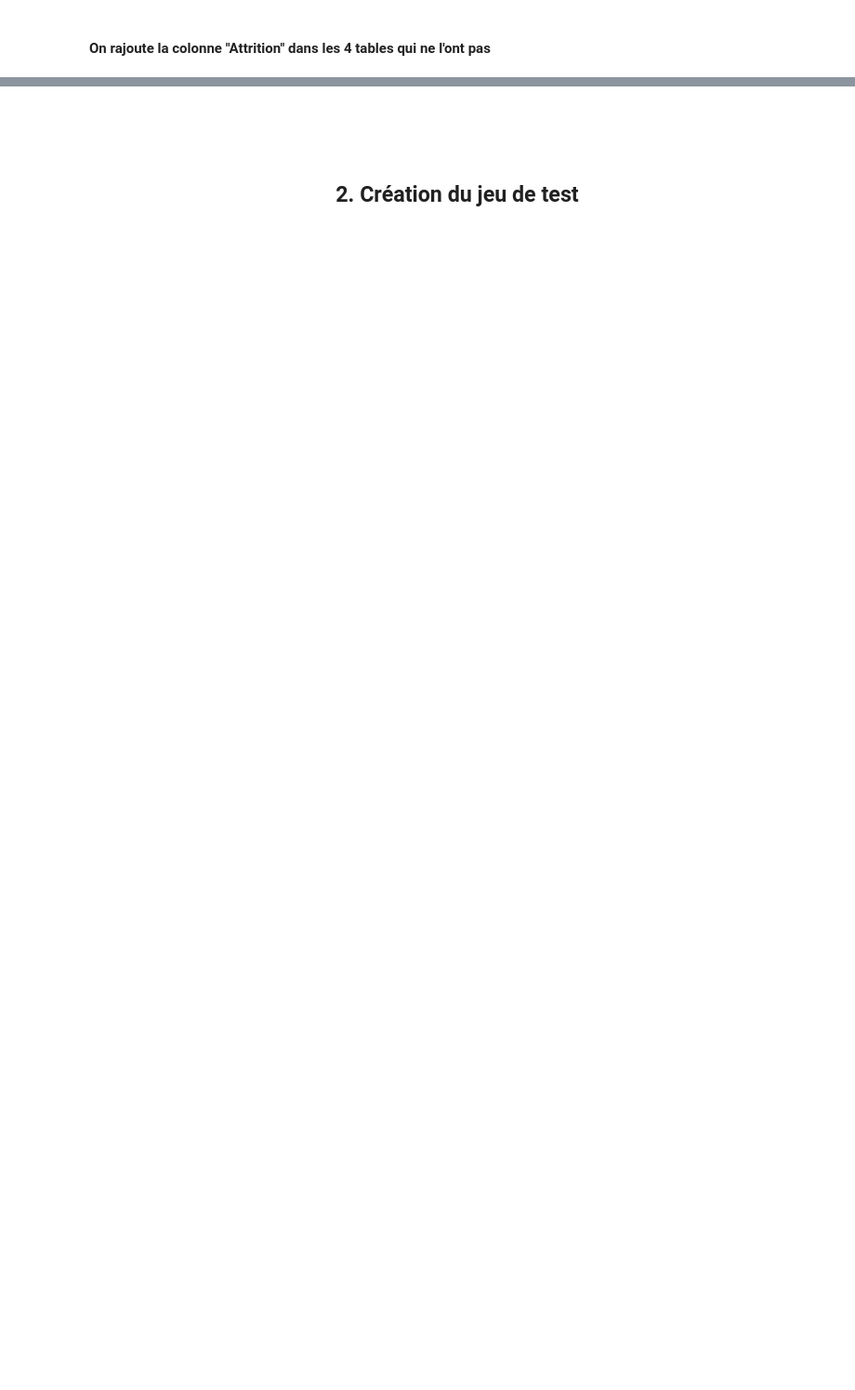
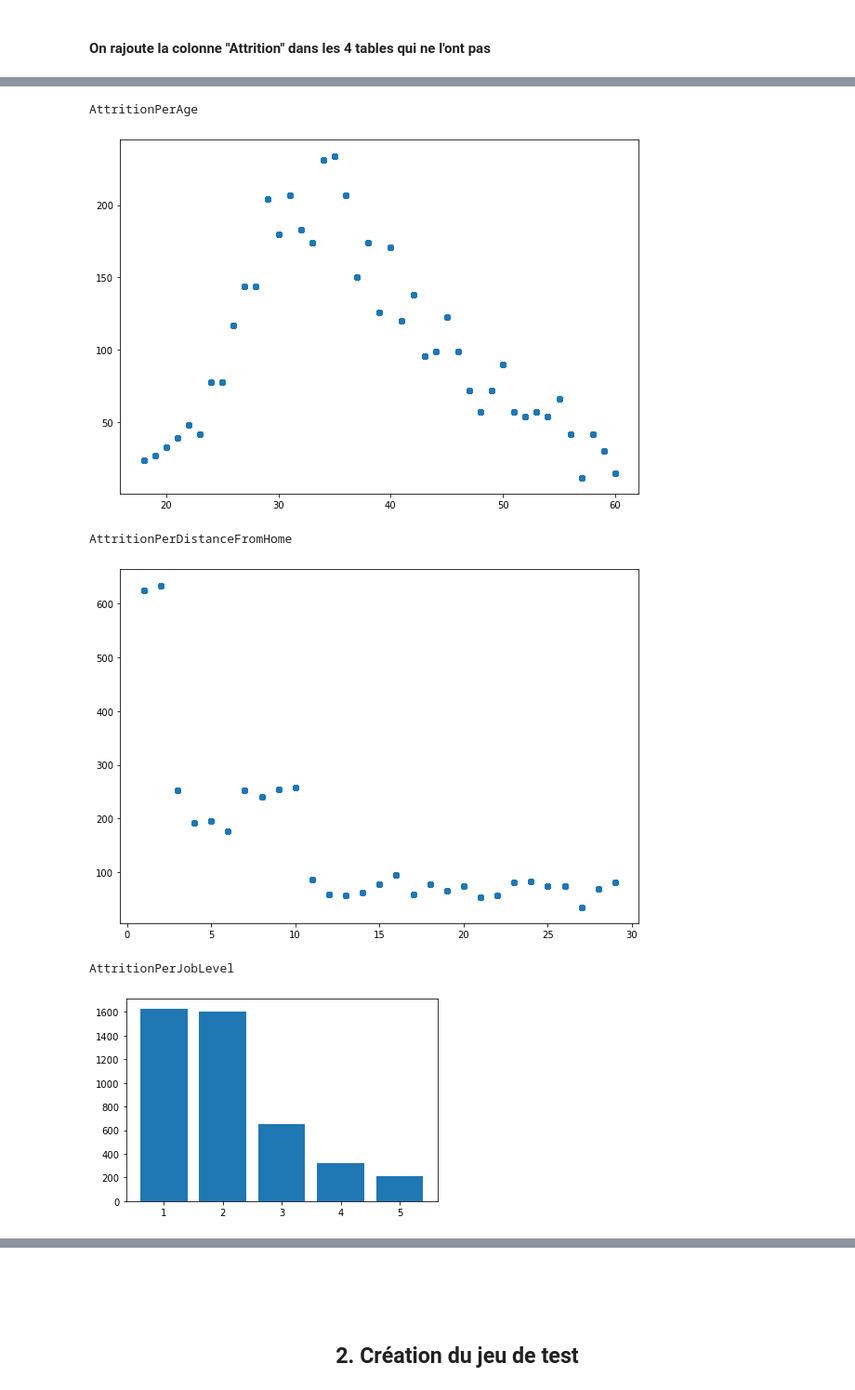
Before and after one commit to ArkaniosCesi/IA_project, a Jupyter notebook: Groupe2_IA.ipynb, the cells around one changed output, grey strips where cells are left out. Shown at 93% size. Cells and saved outputs as stored; diff of their text form; code cells hidden in the pictures; blank space fills up the shorter version.

```diff
--- a/Groupe2_IA.ipynb
+++ b/Groupe2_IA.ipynb
@@ -319,7 +215,0 @@ PerformanceRating 3.0
-# %%
-for column in employee_survey_copy.keys():
-    median = employee_survey_copy[column].median()
-    print(column, median)
-    employee_survey_copy[column].fillna(median, inplace=True)
-
-employee_survey_copy
@@ -384,5 +237,0 @@ transformed_tables
-# %%
-for table in transformed_tables:
-    table.hist(bins=50, figsize=(20,15))
-
-plt.show()
@@ -394,0 +260,3 @@ plt.show()
+# %%
+X = transformed_tables[0].copy()
+comparison_table = pd.DataFrame()
@@ -394,0 +309,33 @@ plt.show()
+# %%
+def plotData(table, origin_table):
+    for col_name in table:
+        if "AttritionPer" in col_name:
+            print(col_name)
+            original_col_name = col_name.split('Per')[-1]
+
+            if len(set(origin_table[original_col_name])) < 10:
+                data = dict()
+                for i in range(len(list(origin_table[original_col_name]))):
+                    if list(origin_table[original_col_name])[i] not in data.keys():
+                        data[list(origin_table[original_col_name])[i]] = list(table[col_name])[i]
+
+                data = dict(sorted(data.items()))
+                names = list(data.keys())
+                values = list(data.values())
+                plt.bar(range(len(data)), values, tick_label=names, width=0.8)
+                plt.show()
+            else:
+                cluster = AgglomerativeClustering(n_clusters=2, affinity='euclidean', linkage='ward')
+                cluster.fit_predict(table)
+                plt.figure(figsize=(10, 7))
+                plt.scatter(origin_table[col_name.split('Per')[-1]],table[col_name], cmap='rainbow')
+                plt.show()
+# %%
+plotData(comparison_table, X)
+# %% [output]
+AttritionPerAge
+[figure, added]
+AttritionPerDistanceFromHome
+[figure, added]
+AttritionPerJobLevel
+[figure, added]
```
Also changed, not shown: parts of 24 cells of this notebook.
